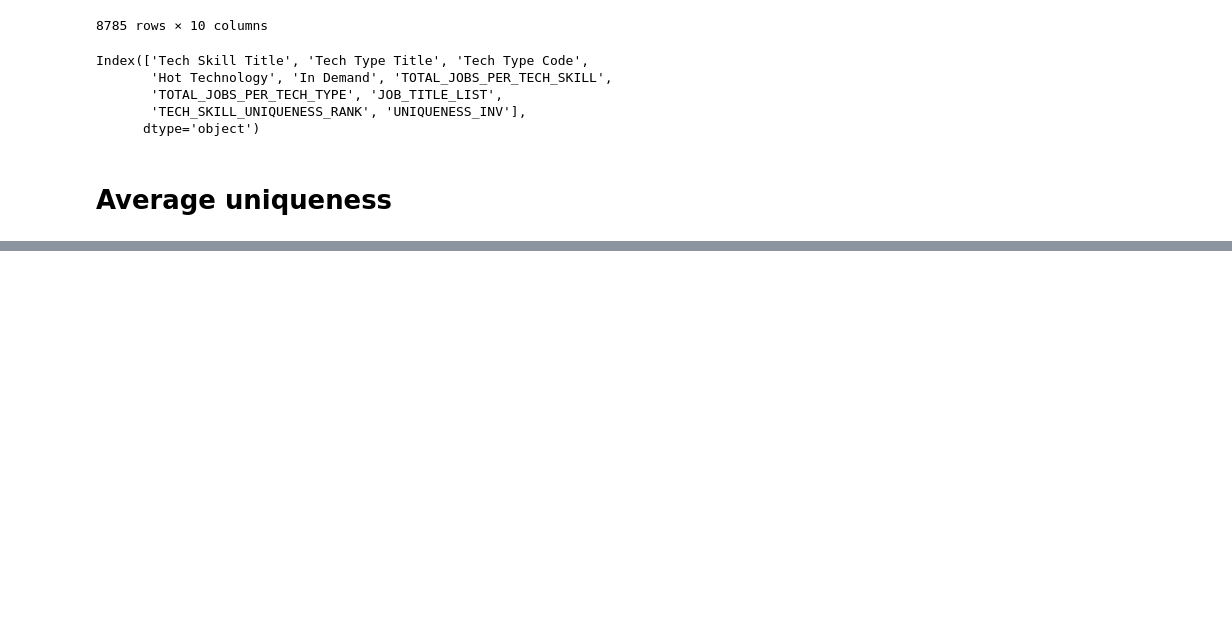
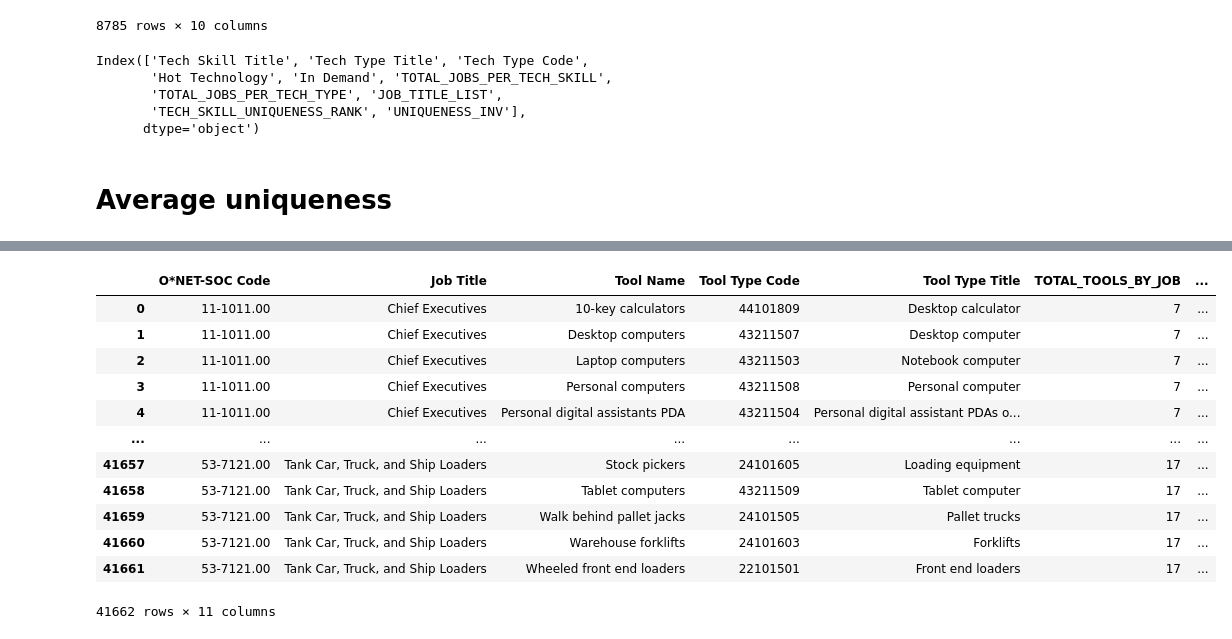
Before and after one commit to matthewcavanaugh96/magnimind, a Jupyter notebook: AI Job Displacement/Part 2-1 Uniqueness Scores.ipynb, the cells around one changed output, grey strips where cells are left out. Saved outputs shown, nothing was run; the diff lists cells and outputs as text; code cells hidden in the pictures; blank space fills up the shorter version.

```diff
--- a/AI Job Displacement/Part 2-1 Uniqueness Scores.ipynb
+++ b/AI Job Displacement/Part 2-1 Uniqueness Scores.ipynb
@@ -203,0 +158,36 @@ TECH SKILL UNIQUENESS INV WITHIN TECH TYPE
+# %%
+tools = jobs_agg_tools.copy()
+
+# Jobs per tool
+jobs_per_tool = (
+    tools.groupby("Tool Name")["Job Title"]
+         .nunique()
+         .reset_index(name="JOBS_PER_TOOL")
+)
+
+# Jobs per tool type
+jobs_per_tool_type = (
+    tools.groupby("Tool Type Title")["Job Title"]
+         .nunique()
+         .reset_index(name="JOBS_PER_TOOL_TYPE")
+)
+
+# Merge back
+tools = tools.merge(jobs_per_tool, on="Tool Name", how="left")
+tools = tools.merge(jobs_per_tool_type, on="Tool Type Title", how="left")
+# %%
+tools
+# %% [output]
+|  | O*NET-SOC Code | Job Title | Tool Name | Tool Type Code | Tool Type Title | TOTAL_TOOLS_BY_JOB | ... |
+| 0 | 11-1011.00 | Chief Executives | 10-key calculators | 44101809 | Desktop calculator | 7 | ... |
+| 1 | 11-1011.00 | Chief Executives | Desktop computers | 43211507 | Desktop computer | 7 | ... |
+| 2 | 11-1011.00 | Chief Executives | Laptop computers | 43211503 | Notebook computer | 7 | ... |
+| 3 | 11-1011.00 | Chief Executives | Personal computers | 43211508 | Personal computer | 7 | ... |
+| 4 | 11-1011.00 | Chief Executives | Personal digital assistants PDA | 43211504 | Personal digital assistant PDAs o... | 7 | ... |
+| ... | ... | ... | ... | ... | ... | ... | ... |
+| 41657 | 53-7121.00 | Tank Car, Truck, and Ship Loaders | Stock pickers | 24101605 | Loading equipment | 17 | ... |
+| 41658 | 53-7121.00 | Tank Car, Truck, and Ship Loaders | Tablet computers | 43211509 | Tablet computer | 17 | ... |
+| 41659 | 53-7121.00 | Tank Car, Truck, and Ship Loaders | Walk behind pallet jacks | 24101505 | Pallet trucks | 17 | ... |
+| 41660 | 53-7121.00 | Tank Car, Truck, and Ship Loaders | Warehouse forklifts | 24101603 | Forklifts | 17 | ... |
+| 41661 | 53-7121.00 | Tank Car, Truck, and Ship Loaders | Wheeled front end loaders | 22101501 | Front end loaders | 17 | ... |
+41662 rows × 11 columns
```
Also changed, not shown: parts of 16 cells of this notebook.
